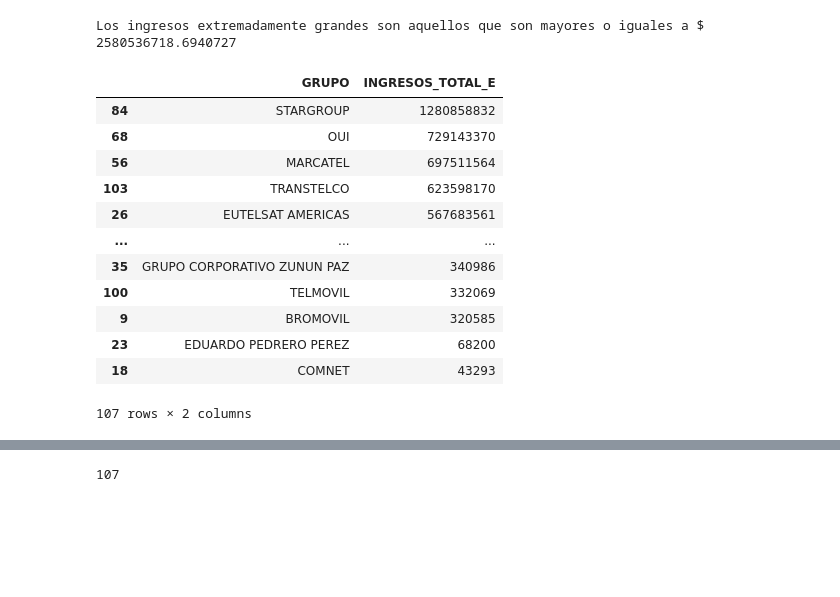
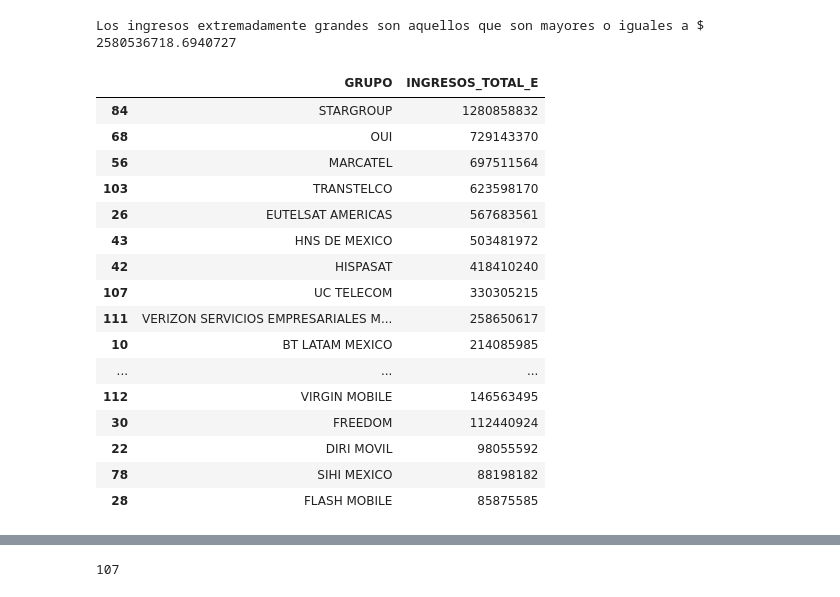
Before and after one commit to RodGuarneros/BiasAnalysis, a Jupyter notebook: Elegibilidad_CPO_Ingresos2021_final.ipynb, the cells around one changed output, grey strips where cells are left out. Drawn from its saved outputs; the diff is of its cells as text; code cells hidden in the pictures; blank space fills up the shorter version.

```diff
--- a/Elegibilidad_CPO_Ingresos2021_final.ipynb
+++ b/Elegibilidad_CPO_Ingresos2021_final.ipynb
@@ -528,20 +528,24 @@ Los ingresos extremadamente grandes son aquellos que son mayores o iguales a $ 2
 # %%
 # de la lista de operadores que tienen un ingreso menor al upper bound son:
 
 # Los que quedan dentro del CPO
 cpo = ingresos_agrupados_transformables[ingresos_agrupados_transformables['INGRESOS_TOTAL_E']<=2540419221.65867].sort_values(by=['INGRESOS_TOTAL_E'], ascending=False)
-cpo
+cpo.head(20)
 # %% [output]
 |  | GRUPO | INGRESOS_TOTAL_E |
 | 84 | STARGROUP | 1280858832 |
 | 68 | OUI | 729143370 |
 | 56 | MARCATEL | 697511564 |
 | 103 | TRANSTELCO | 623598170 |
 | 26 | EUTELSAT AMERICAS | 567683561 |
+| 43 | HNS DE MEXICO | 503481972 |
+| 42 | HISPASAT | 418410240 |
+| 107 | UC TELECOM | 330305215 |
+| 111 | VERIZON SERVICIOS EMPRESARIALES M... | 258650617 |
+| 10 | BT LATAM MEXICO | 214085985 |
 | ... | ... | ... |
-| 35 | GRUPO CORPORATIVO ZUNUN PAZ | 340986 |
-| 100 | TELMOVIL | 332069 |
-| 9 | BROMOVIL | 320585 |
-| 23 | EDUARDO PEDRERO PEREZ | 68200 |
-| 18 | COMNET | 43293 |
+| 112 | VIRGIN MOBILE | 146563495 |
+| 30 | FREEDOM | 112440924 |
+| 22 | DIRI MOVIL | 98055592 |
+| 78 | SIHI MEXICO | 88198182 |
+| 28 | FLASH MOBILE | 85875585 |
-107 rows × 2 columns
```
Also changed, not shown: parts of 8 cells of this notebook, 7 other files.
